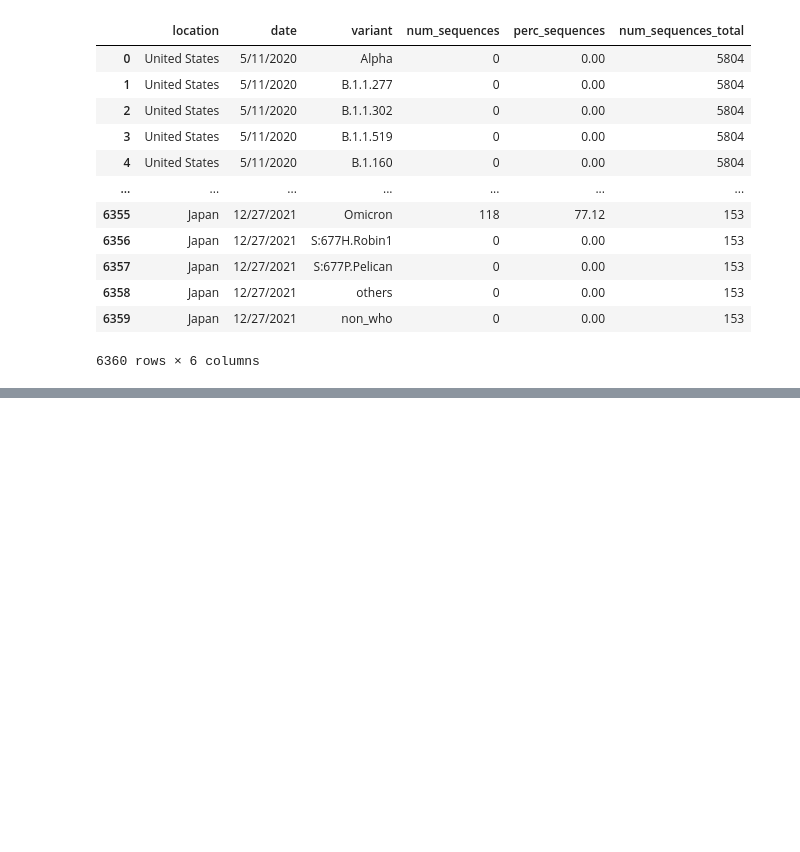
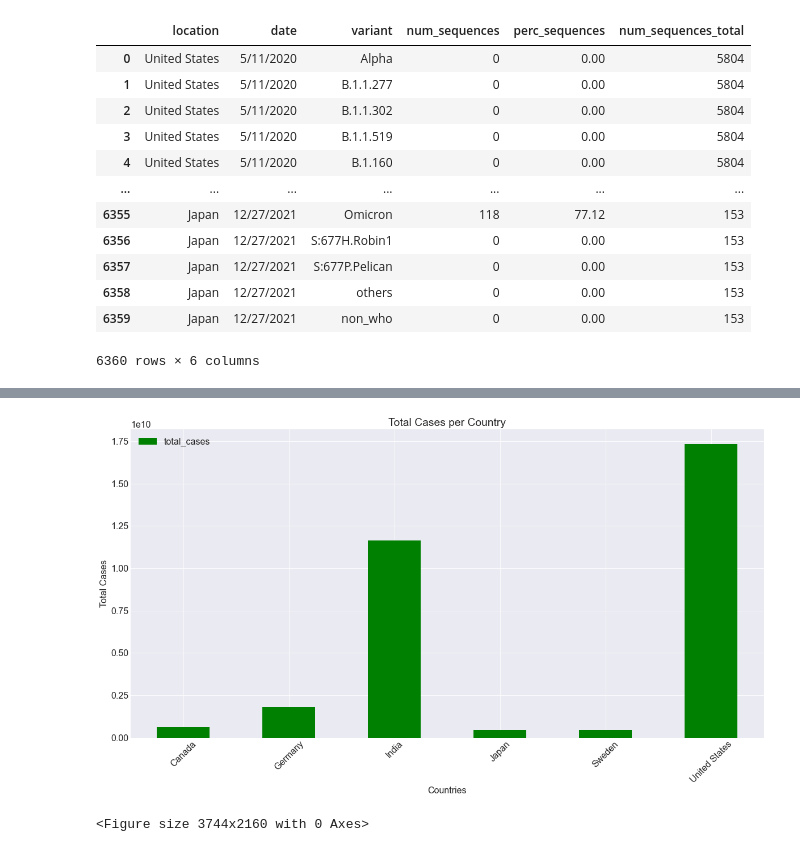
Before and after one commit to ranusuri/Team-A-Project-1, a Jupyter notebook: Setordji_Abotsi/Covid_Data_Analysis.1.ipynb, the cells around one changed output, grey strips where cells are left out. Cells and saved outputs as stored; diff of their text form; code cells hidden in the pictures; blank space fills up the shorter version.

Commit message:
covid data by population

```diff
--- a/Setordji_Abotsi/Covid_Data_Analysis.1.ipynb
+++ b/Setordji_Abotsi/Covid_Data_Analysis.1.ipynb
@@ -79,0 +138,4 @@ MergeError: No common columns to perform merge on. Merge options: left_on=None,
+# %%
+# importing the global covid data csv
+global_data = pd.read_csv('global_covid_data.csv')
+global_data
@@ -79,0 +156,5 @@ MergeError: No common columns to perform merge on. Merge options: left_on=None,
+# %%
+# re-indexing the data frame with location
+global_data.set_index("location", inplace = True)
+#global_data_df = pd.DataFrame(variants_data)
+global_data
@@ -79,0 +176,4 @@ MergeError: No common columns to perform merge on. Merge options: left_on=None,
+# %%
+# Creating a new data frame to only call the 6 countries needed for analysis
+global_six_df = global_data.loc[["United States", "Canada", "Germany", "Sweden", "India", "Japan"]]
+global_six_df
@@ -79,0 +195,6 @@ MergeError: No common columns to perform merge on. Merge options: left_on=None,
+# %%
+# Grouping by location, total_cases, and population to help graph infection rate per country over population density
+group_six_cases_df = global_six_df.groupby(["location"]).agg({"total_cases":"sum"})
+#group_six_cases_df = pd.DataFrame(group_six_cases)
+
+group_six_cases_df
@@ -79,0 +210,13 @@ MergeError: No common columns to perform merge on. Merge options: left_on=None,
+# %%
+# Generate a bar plot showing the total covid cases by country.
+group_six_cases_df.plot(kind="bar", color="g", figsize=(20,10), rot=45)
+plt.title("Total Cases per Country")
+plt.ylabel("Total Cases")
+plt.xlabel("Countries")
+plt.rc("font", size=30)
+plt.rc("lines", markersize=15)
+plt.show()
+plt.tight_layout()
+# %% [output]
+[figure, added]
+<Figure size 3744x2160 with 0 Axes>
```
Also changed, not shown: parts of 25 cells of this notebook, 5 other files.
